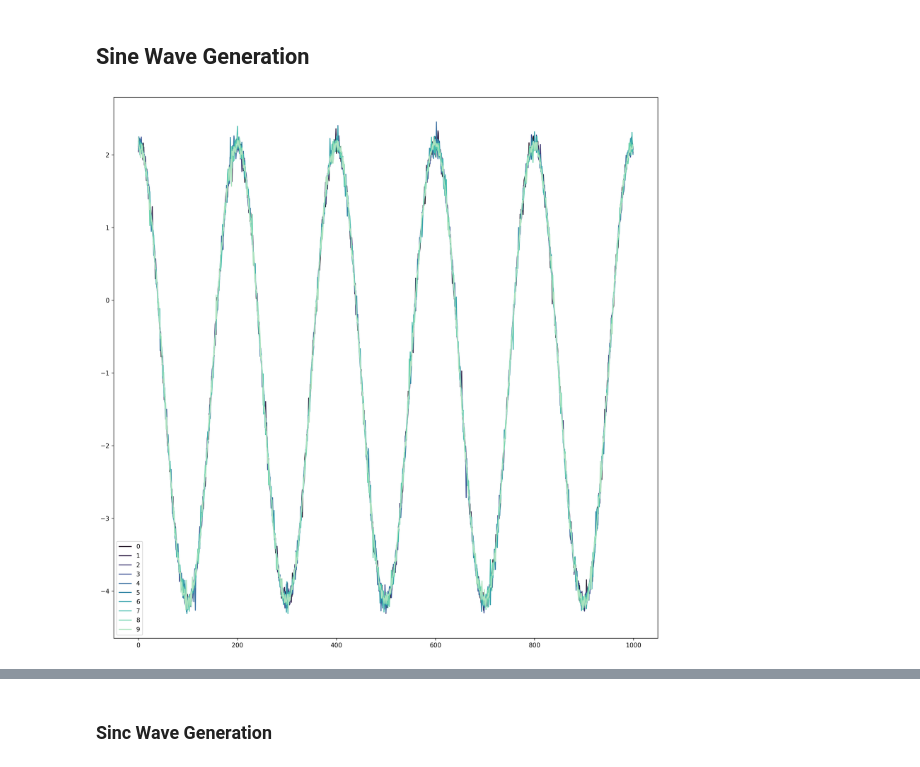
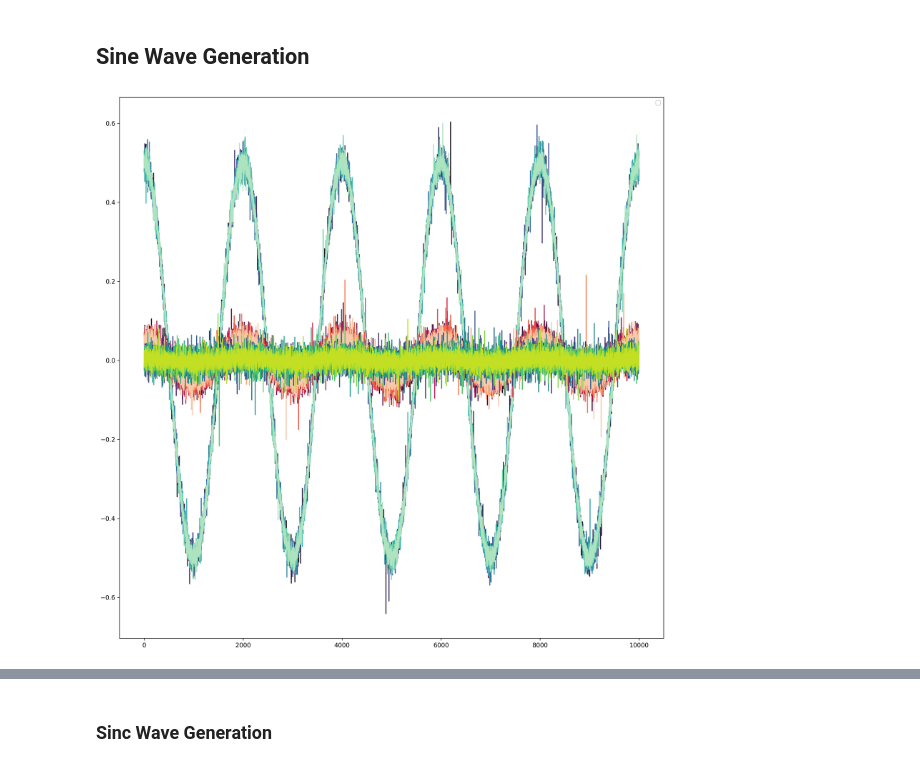
Before and after one commit to ncallahanml/baseline_networks, a Jupyter notebook: SineWaveGenerator.ipynb, the cells around one changed output, grey strips where cells are left out. Drawn from its saved outputs; the diff is of its cells as text; code cells hidden in the pictures.

```diff
--- a/SineWaveGenerator.ipynb
+++ b/SineWaveGenerator.ipynb
@@ -204,6 +84,0 @@ wave_gen = WaveGen(size=1000).linear_phase().cos().amp(np.pi).bias(-1).t_noise(s
-# %%
-plt.figure(figsize=(16,16), dpi=300)
-sns.lineplot(data=wave_gen.sample(10).T, palette='mako', dashes=False)
-plt.show()
-# %% [output]
-[figure, removed]
@@ -209,0 +206,9 @@ plt.show()
+# %%
+plt.figure(figsize=(16,16), dpi=300)
+sns.lineplot(data=large_wave_gen.sample(10).T, palette='mako', dashes=False)
+sns.lineplot(data=small_wave_gen.sample(10).T, palette='rocket', dashes=False)
+sns.lineplot(data=flat_wave_gen.sample(10).T, palette='viridis', dashes=False)
+plt.legend([])
+plt.show()
+# %% [output]
+[figure, added]
```
Also changed, not shown: parts of 13 cells of this notebook.
